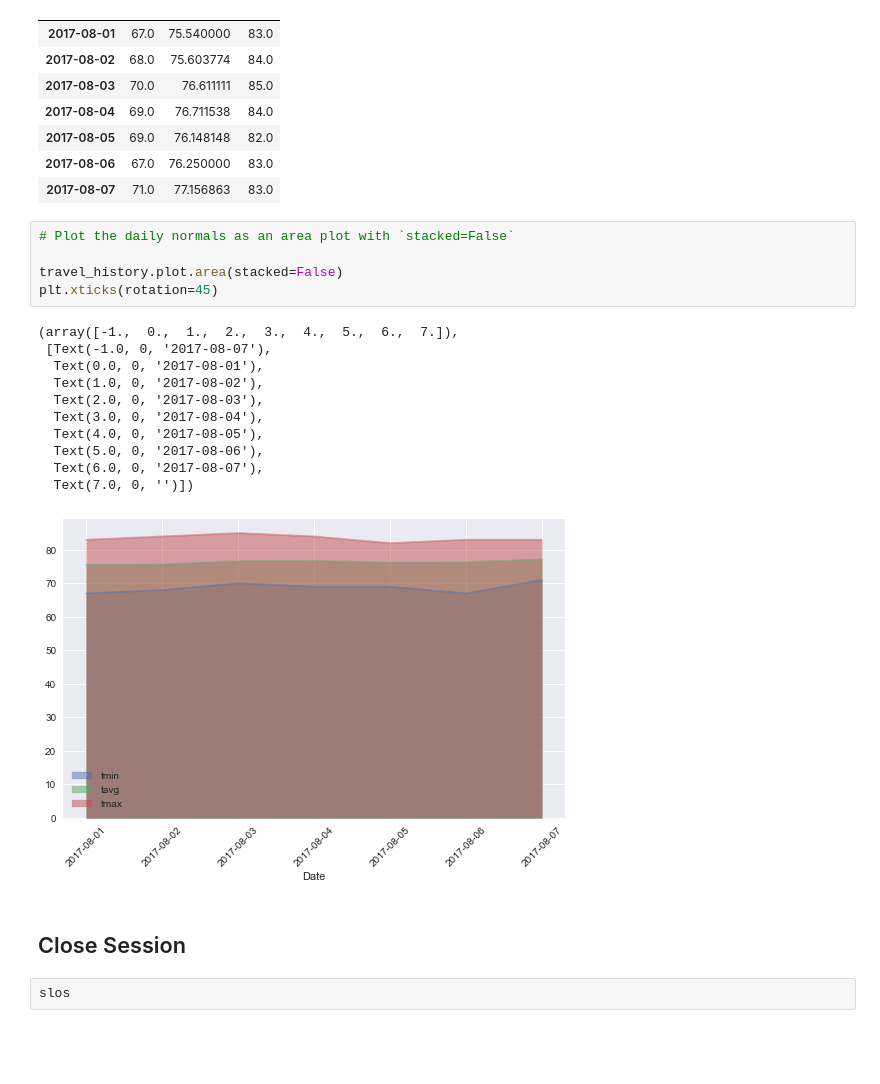
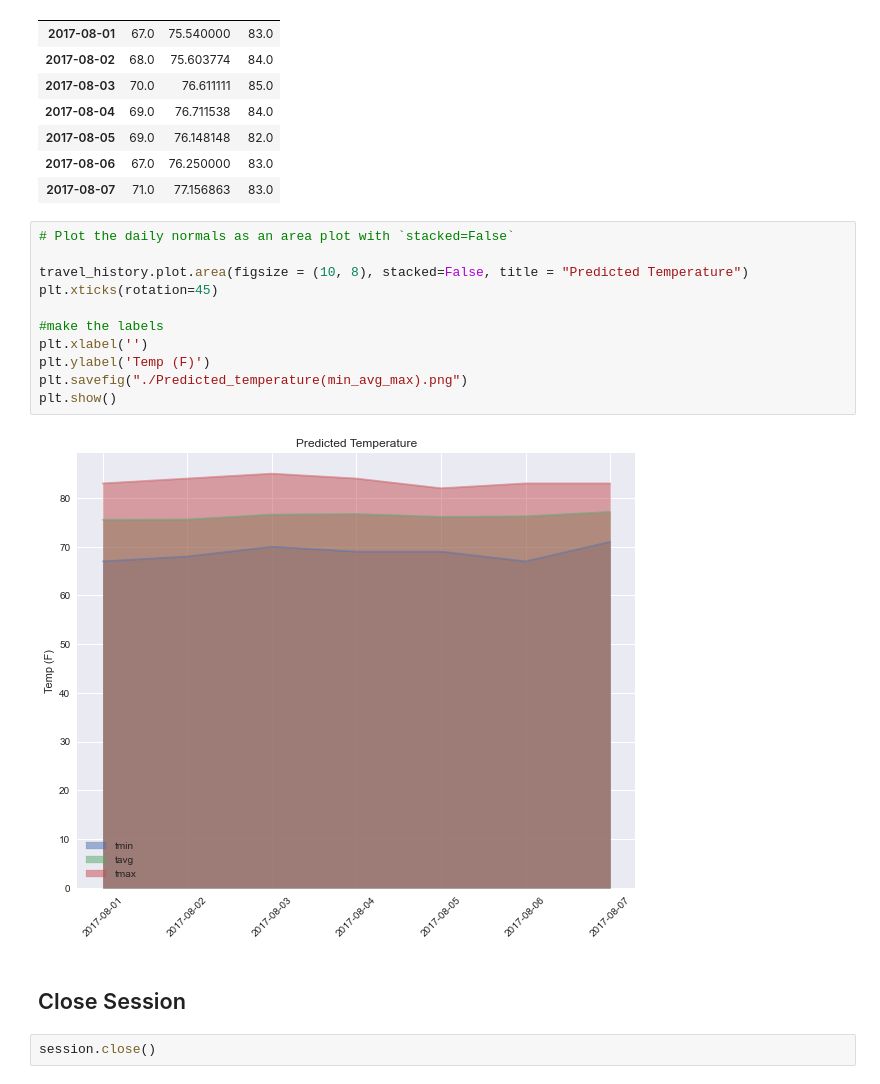
Before and after one commit to tsubedy/sqlalchemy-challenge, a Jupyter notebook: temp_analysis_bonus_2_starter.ipynb, the cells around one changed output. Cells and saved outputs as stored; diff of their text form; blank space fills up the shorter version.

```diff
--- a/temp_analysis_bonus_2_starter.ipynb
+++ b/temp_analysis_bonus_2_starter.ipynb
@@ -187,21 +189,17 @@ travel_history
 # %%
 # Plot the daily normals as an area plot with `stacked=False`
 
-travel_history.plot.area(stacked=False)
+travel_history.plot.area(figsize = (10, 8), stacked=False, title = "Predicted Temperature")
 plt.xticks(rotation=45)
+
+#make the labels
+plt.xlabel('')
+plt.ylabel('Temp (F)')
+plt.savefig("./Predicted_temperature(min_avg_max).png")
+plt.show()
 # %% [output]
-(array([-1.,  0.,  1.,  2.,  3.,  4.,  5.,  6.,  7.]),
- [Text(-1.0, 0, '2017-08-07'),
-  Text(0.0, 0, '2017-08-01'),
-  Text(1.0, 0, '2017-08-02'),
-  Text(2.0, 0, '2017-08-03'),
-  Text(3.0, 0, '2017-08-04'),
-  Text(4.0, 0, '2017-08-05'),
-  Text(5.0, 0, '2017-08-06'),
-  Text(6.0, 0, '2017-08-07'),
-  Text(7.0, 0, '')])
-[figure, old version]
+[figure, new version]
 # %% [markdown]
 ## Close Session
-# %%
-slos
+# %%
+session.close()
```
Also changed, not shown: parts of 2 cells of this notebook.
